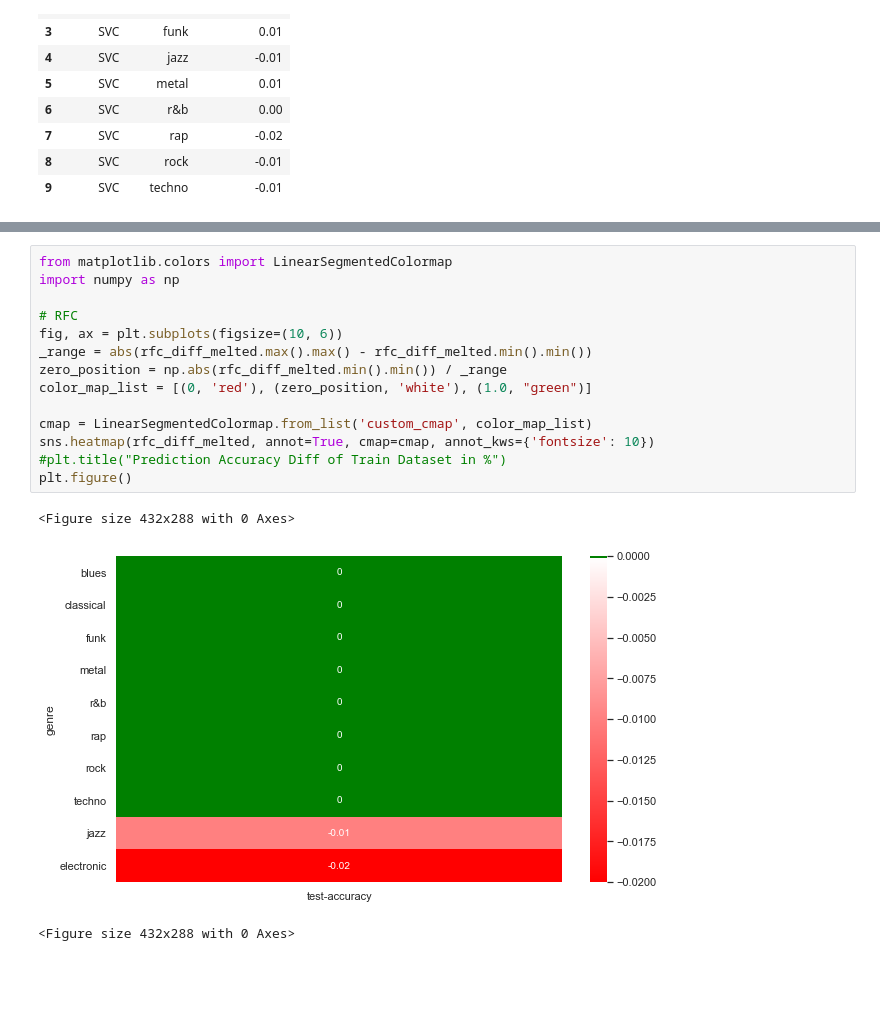
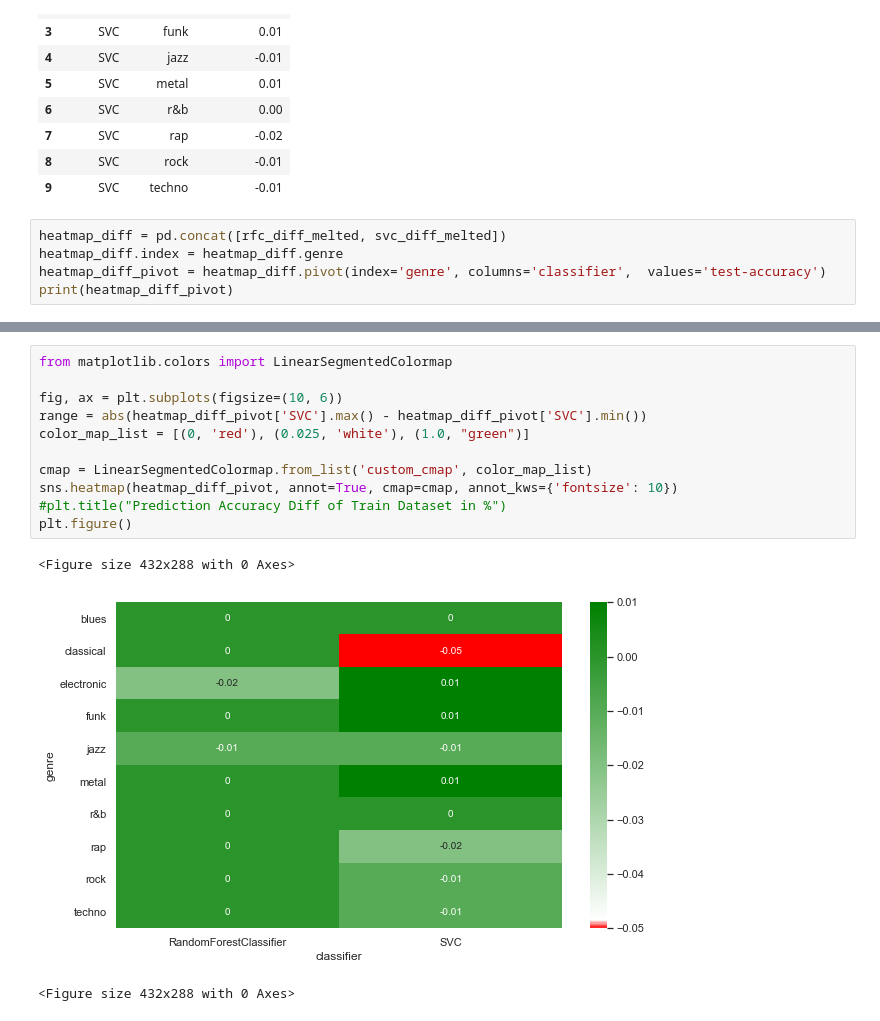
Before and after one commit to alpargur/machine-learning-101, a Jupyter notebook: dev/genre-classification/initial_datatraining_1k.ipynb, the cells around one changed output, grey strips where cells are left out. Saved outputs shown, nothing was run; the diff lists cells and outputs as text; blank space fills up the shorter version.

Commit message:
add heatmap for both models:

```diff
--- a/dev/genre-classification/initial_datatraining_1k.ipynb
+++ b/dev/genre-classification/initial_datatraining_1k.ipynb
@@ -417,3 +417,8 @@ svc_diff_melted
 | 7 | SVC | rap | -0.02 |
 | 8 | SVC | rock | -0.01 |
 | 9 | SVC | techno | -0.01 |
+# %%
+heatmap_diff = pd.concat([rfc_diff_melted, svc_diff_melted])
+heatmap_diff.index = heatmap_diff.genre
+heatmap_diff_pivot = heatmap_diff.pivot(index='genre', columns='classifier',  values='test-accuracy')
+print(heatmap_diff_pivot)
@@ -444,18 +464,15 @@ svc_diff_melted
 # %%
 from matplotlib.colors import LinearSegmentedColormap
-import numpy as np
 
-# RFC
 fig, ax = plt.subplots(figsize=(10, 6))
-_range = abs(rfc_diff_melted.max().max() - rfc_diff_melted.min().min())
-zero_position = np.abs(rfc_diff_melted.min().min()) / _range
-color_map_list = [(0, 'red'), (zero_position, 'white'), (1.0, "green")]
+range = abs(heatmap_diff_pivot['SVC'].max() - heatmap_diff_pivot['SVC'].min())
+color_map_list = [(0, 'red'), (0.025, 'white'), (1.0, "green")]
 
 cmap = LinearSegmentedColormap.from_list('custom_cmap', color_map_list)
-sns.heatmap(rfc_diff_melted, annot=True, cmap=cmap, annot_kws={'fontsize': 10})
+sns.heatmap(heatmap_diff_pivot, annot=True, cmap=cmap, annot_kws={'fontsize': 10})
 #plt.title("Prediction Accuracy Diff of Train Dataset in %")
 plt.figure()
 # %% [output]
 <Figure size 432x288 with 0 Axes>
-[figure, old version]
+[figure, new version]
 <Figure size 432x288 with 0 Axes>
```
Also changed, not shown: parts of 4 cells of this notebook, 1 other file.
